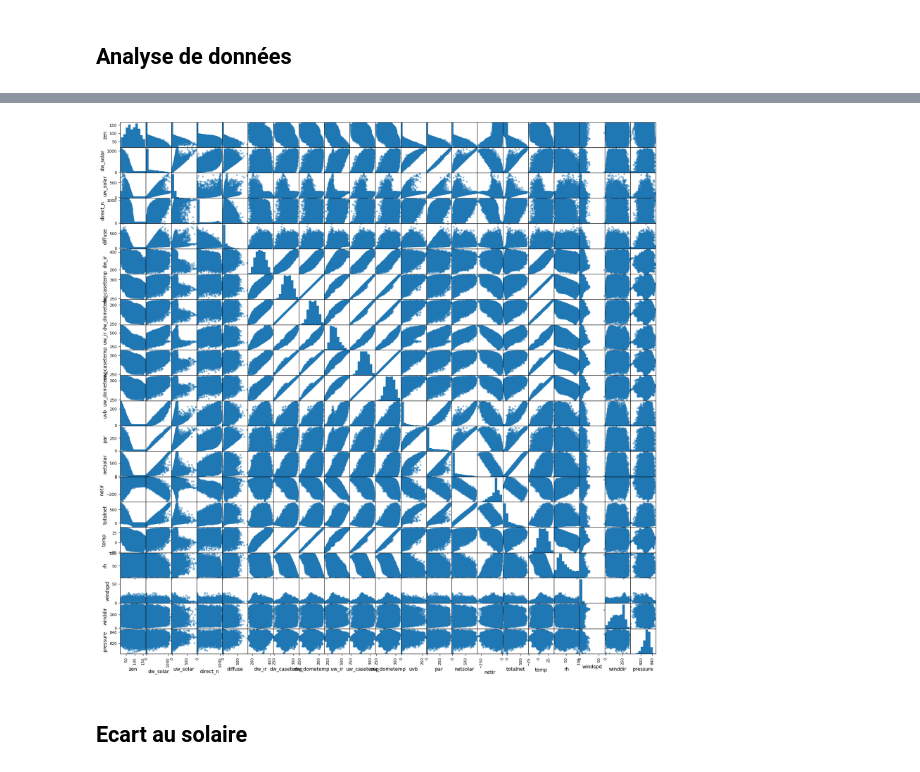
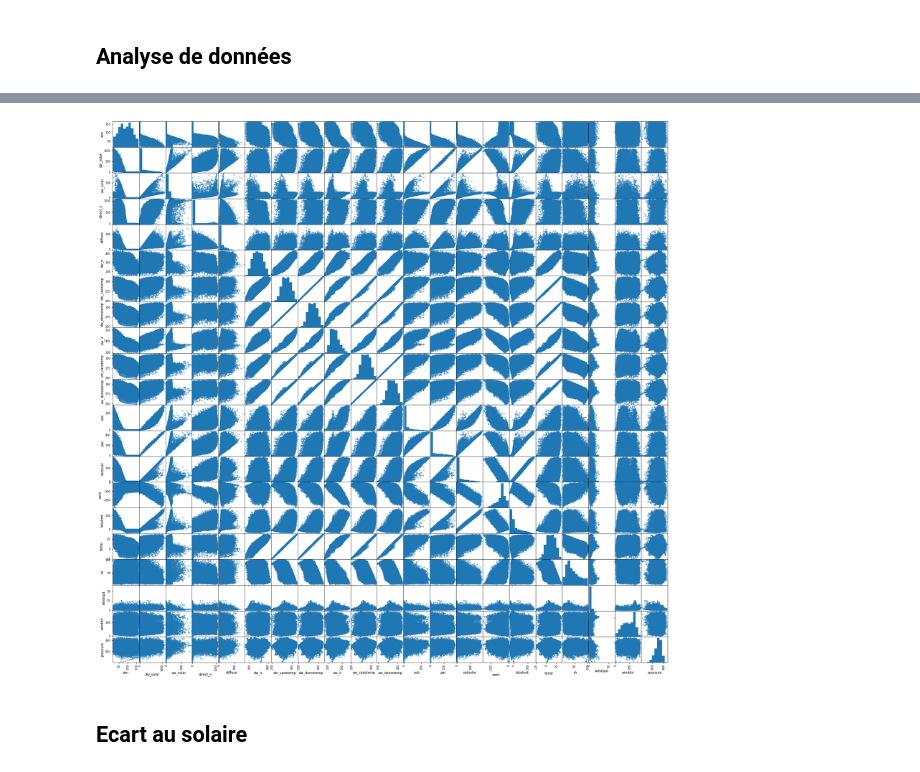
Before and after one commit to pierreberranger/Challenge_Solaire, a Jupyter notebook: challenge_solaire.ipynb, the cells around one changed output, grey strips where cells are left out. Cells and saved outputs as stored; diff of their text form; code cells hidden in the pictures.

```diff
--- a/challenge_solaire.ipynb
+++ b/challenge_solaire.ipynb
@@ -72,6 +72,7 @@ df_final.to_csv("cleaned_data.csv")
 df_cleaned = pd.read_csv("cleaned_data.csv")
 df_cleaned["Date"] = df_cleaned["Date"].map(lambda x : datetime.datetime.strptime(x, "%Y-%m-%d %H:%M:%S"))
 df_cleaned.set_index("Date", inplace=True)
+df_cleaned.index = df_cleaned.index + datetime.timedelta(0, 2*3600, 0)
 df_cleaned
 # %% [output]
 |  | zen | dw_solar | uw_solar | direct_n | diffuse | dw_ir | dw_casetemp | dw_dometemp | uw_ir | ... |
@@ -90,9 +91,9 @@ df_cleaned
 32370 rows × 21 columns
 # %%
 scatter_matrix(df_cleaned, alpha=0.5, s=60,
-               figsize=(20, 20));
+               figsize=(30, 30));
 # %% [output]
-[figure, old version]
+[figure, new version]
 # %% [markdown]
 ## Ecart au solaire
 # %%
```
Also changed, not shown: parts of 9 cells of this notebook.
